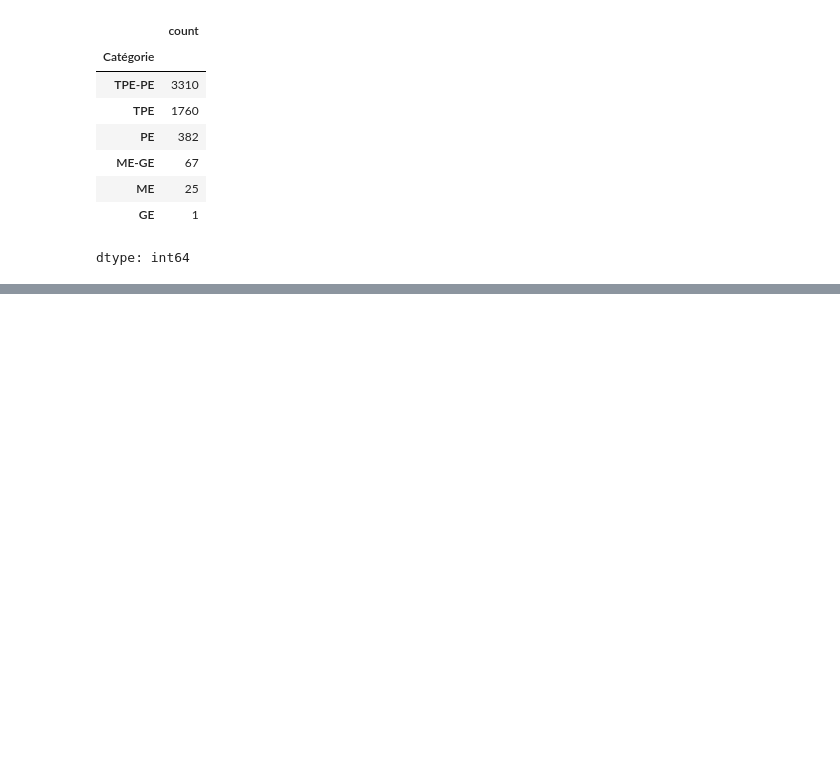
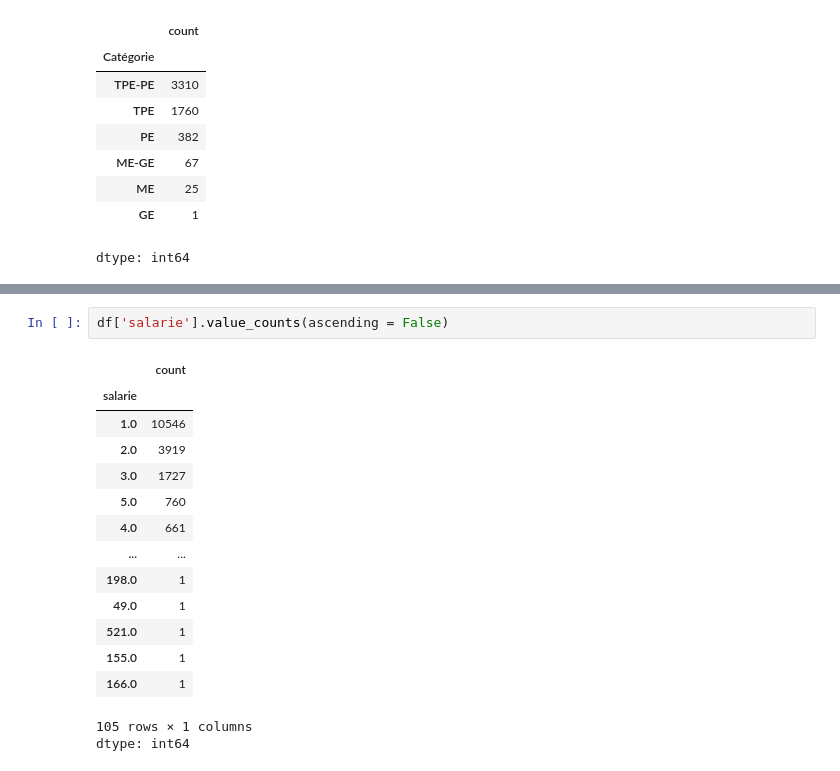
Before and after one commit to Perine23Dev/analyse-entreprises-emploi-republique-du-congo, a Jupyter notebook: projet_base.ipynb, the cells around one changed output, grey strips where cells are left out. Saved outputs shown, nothing was run; the diff lists cells and outputs as text; blank space fills up the shorter version.

```diff
--- a/projet_base.ipynb
+++ b/projet_base.ipynb
@@ -492,0 +504,18 @@ dtype: int64
+# %%
+df['salarie'].value_counts(ascending = False)
+# %% [output]
+|  | count |
+| salarie |  |
+| 1.0 | 10546 |
+| 2.0 | 3919 |
+| 3.0 | 1727 |
+| 5.0 | 760 |
+| 4.0 | 661 |
+| ... | ... |
+| 198.0 | 1 |
+| 49.0 | 1 |
+| 521.0 | 1 |
+| 155.0 | 1 |
+| 166.0 | 1 |
+105 rows × 1 columns
+dtype: int64
```
Also changed, not shown: parts of 16 cells of this notebook.
